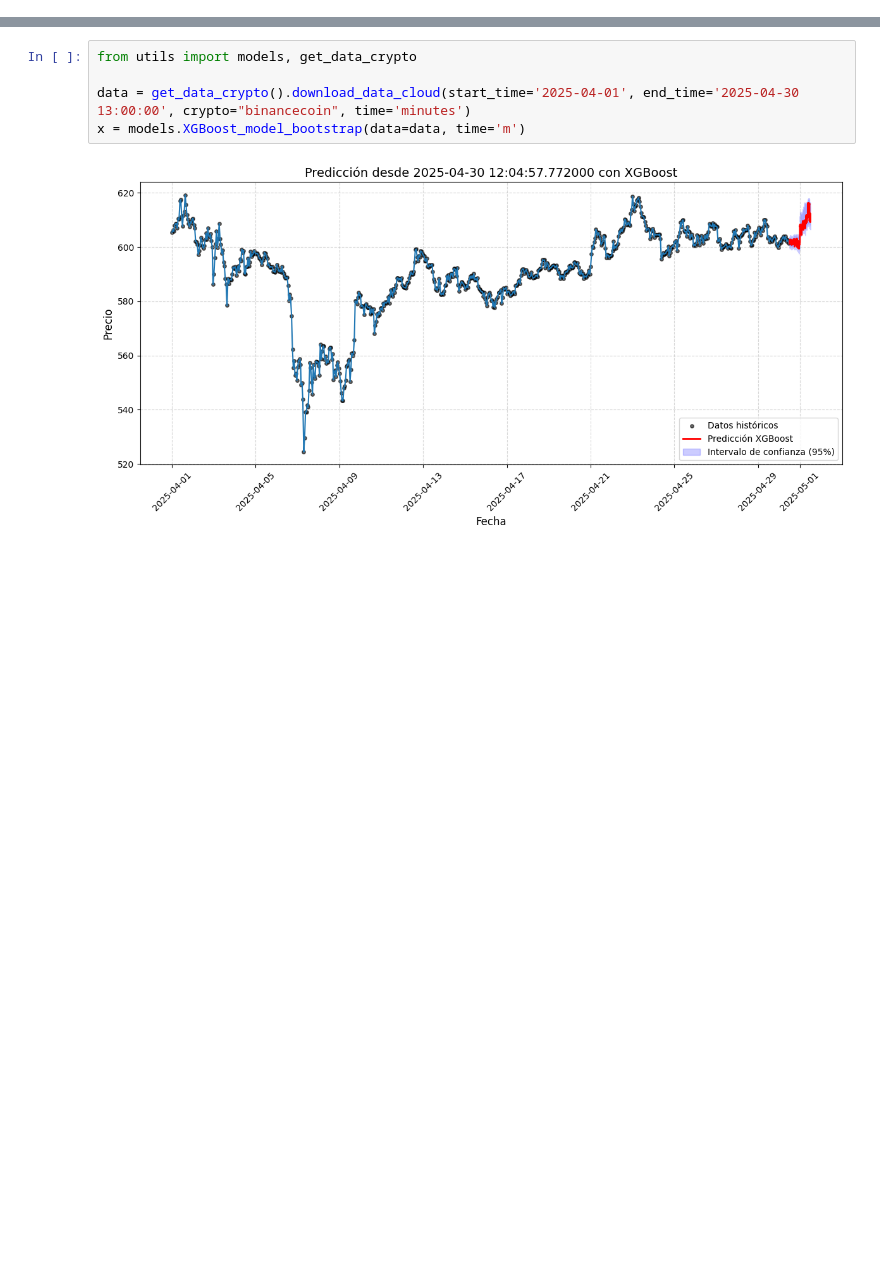
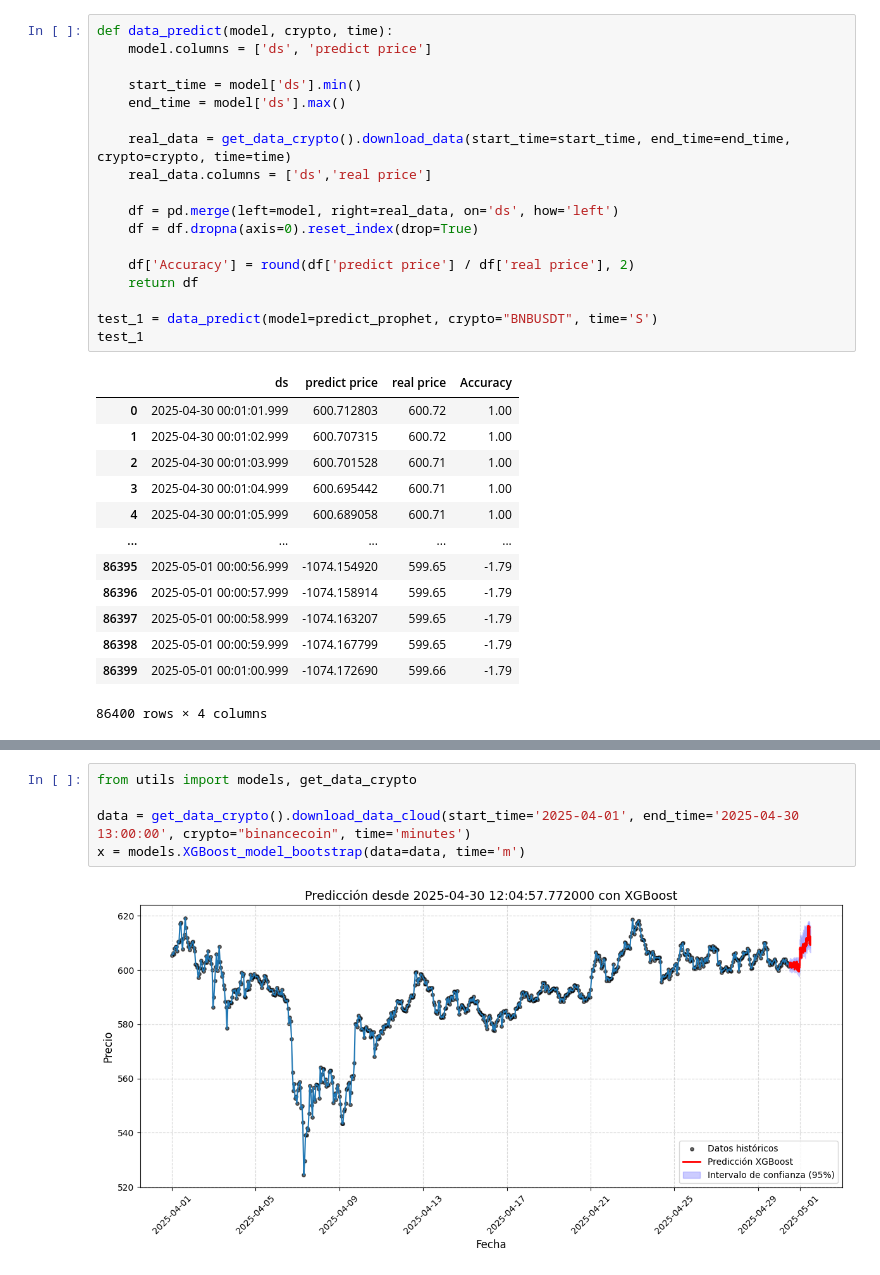
Before and after one commit to Santiagosphysics/FinalHeimdall, a Jupyter notebook: test_1.ipynb, the cells around one changed output, grey strips where cells are left out. Drawn from its saved outputs; the diff is of its cells as text; blank space fills up the shorter version.

```diff
--- a/test_1.ipynb
+++ b/test_1.ipynb
@@ -11,0 +99,32 @@ Importing plotly failed. Interactive plots will not work.
+# %%
+def data_predict(model, crypto, time):
+    model.columns = ['ds', 'predict price']
+
+    start_time = model['ds'].min()
+    end_time = model['ds'].max()
+
+    real_data = get_data_crypto().download_data(start_time=start_time, end_time=end_time, crypto=crypto, time=time)
+    real_data.columns = ['ds','real price']
+
+    df = pd.merge(left=model, right=real_data, on='ds', how='left')
+    df = df.dropna(axis=0).reset_index(drop=True)
+
+    df['Accuracy'] = round(df['predict price'] / df['real price'], 2)
+    return df
+
+test_1 = data_predict(model=predict_prophet, crypto="BNBUSDT", time='S')
+test_1
+# %% [output]
+|  | ds | predict price | real price | Accuracy |
+| 0 | 2025-04-30 00:01:01.999 | 600.712803 | 600.72 | 1.00 |
+| 1 | 2025-04-30 00:01:02.999 | 600.707315 | 600.72 | 1.00 |
+| 2 | 2025-04-30 00:01:03.999 | 600.701528 | 600.71 | 1.00 |
+| 3 | 2025-04-30 00:01:04.999 | 600.695442 | 600.71 | 1.00 |
+| 4 | 2025-04-30 00:01:05.999 | 600.689058 | 600.71 | 1.00 |
+| ... | ... | ... | ... | ... |
+| 86395 | 2025-05-01 00:00:56.999 | -1074.154920 | 599.65 | -1.79 |
+| 86396 | 2025-05-01 00:00:57.999 | -1074.158914 | 599.65 | -1.79 |
+| 86397 | 2025-05-01 00:00:58.999 | -1074.163207 | 599.65 | -1.79 |
+| 86398 | 2025-05-01 00:00:59.999 | -1074.167799 | 599.65 | -1.79 |
+| 86399 | 2025-05-01 00:01:00.999 | -1074.172690 | 599.66 | -1.79 |
+86400 rows × 4 columns
```
Also changed, not shown: parts of 7 cells of this notebook, 6 other files.
